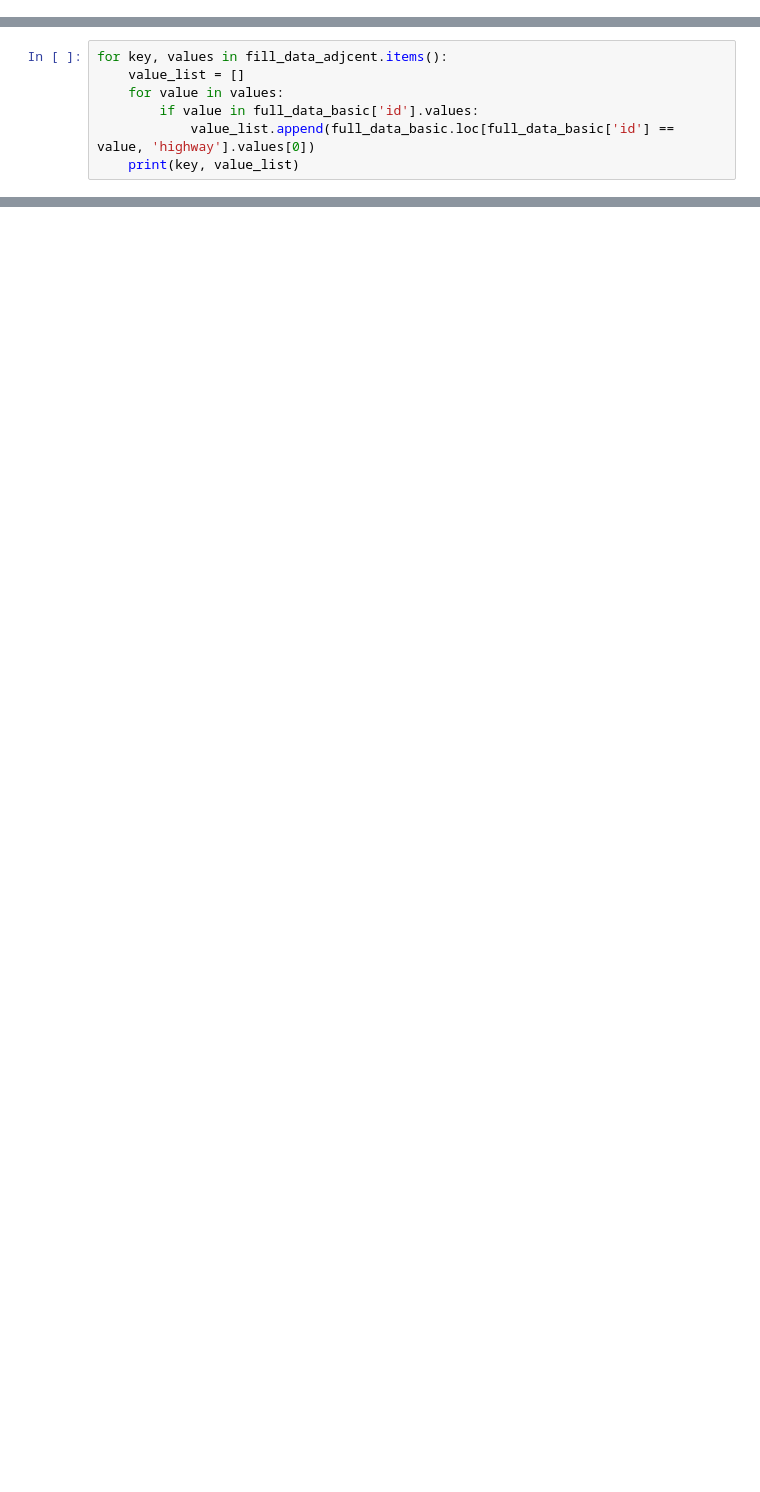
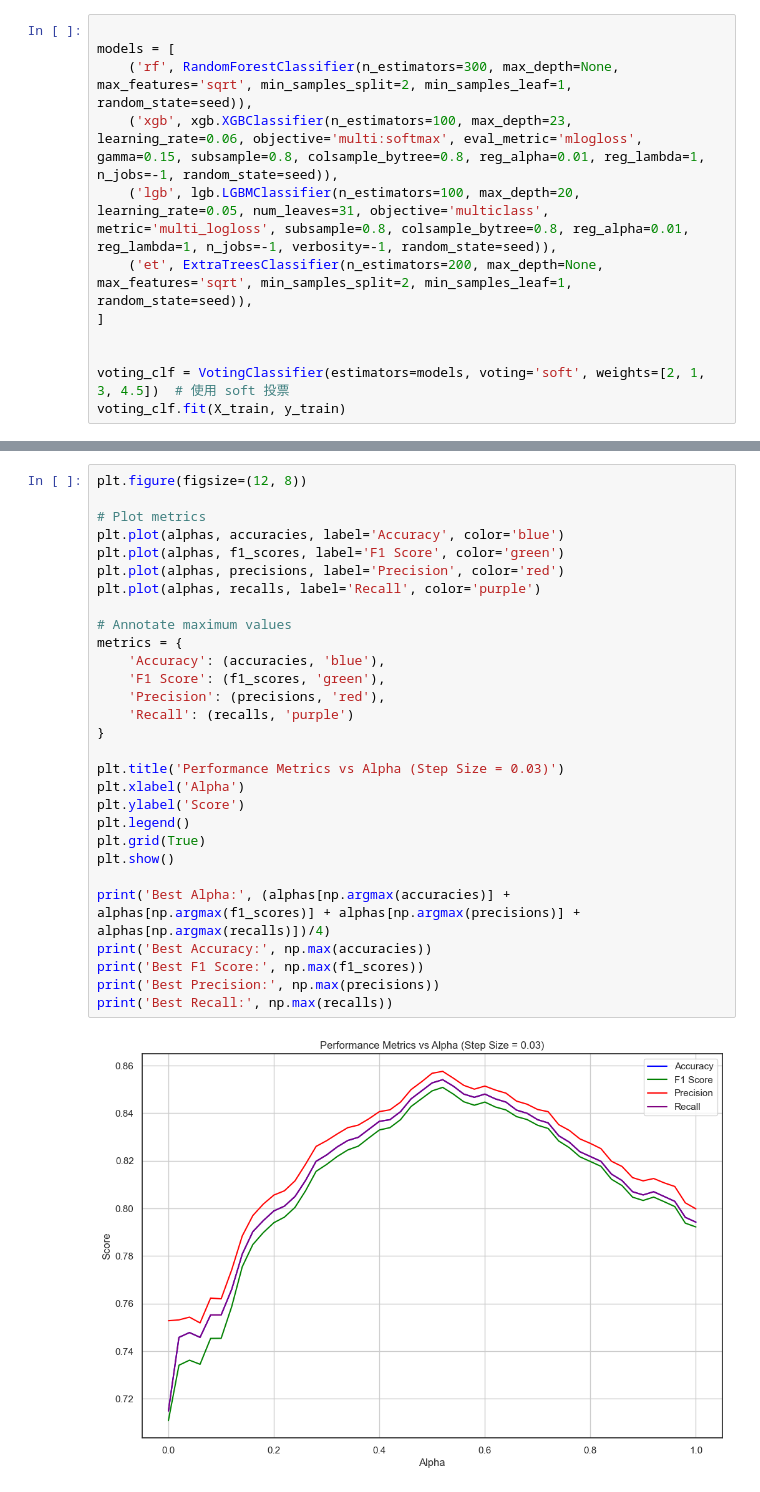
Before and after one commit to YangLingSanShan/Chengdu-Traffic-Data-Mining, a Jupyter notebook: task2.ipynb, the cells around one changed output, grey strips where cells are left out. Cells and saved outputs as stored; diff of their text form; blank space fills up the shorter version.

```diff
--- a/task2.ipynb
+++ b/task2.ipynb
@@ -22,0 +147,12 @@ for key, value in data.items():
+# %%
+
+models = [
+    ('rf', RandomForestClassifier(n_estimators=300, max_depth=None, max_features='sqrt', min_samples_split=2, min_samples_leaf=1, random_state=seed)),
+    ('xgb', xgb.XGBClassifier(n_estimators=100, max_depth=23, learning_rate=0.06, objective='multi:softmax', eval_metric='mlogloss', gamma=0.15, subsample=0.8, colsample_bytree=0.8, reg_alpha=0.01, reg_lambda=1, n_jobs=-1, random_state=seed)),
+    ('lgb', lgb.LGBMClassifier(n_estimators=100, max_depth=20, learning_rate=0.05, num_leaves=31, objective='multiclass', metric='multi_logloss', subsample=0.8, colsample_bytree=0.8, reg_alpha=0.01, reg_lambda=1, n_jobs=-1, verbosity=-1, random_state=seed)),
+    ('et', ExtraTreesClassifier(n_estimators=200, max_depth=None, max_features='sqrt', min_samples_split=2, min_samples_leaf=1, random_state=seed)),
+]
+
+
+voting_clf = VotingClassifier(estimators=models, voting='soft', weights=[2, 1, 3, 4.5])  # 使用 soft 投票
+voting_clf.fit(X_train, y_train)
@@ -79,7 +250,0 @@ plt.show()
-# %%
-for key, values in fill_data_adjcent.items():
-    value_list = []
-    for value in values:
-        if value in full_data_basic['id'].values:
-            value_list.append(full_data_basic.loc[full_data_basic['id'] == value, 'highway'].values[0])
-    print(key, value_list)
@@ -173,0 +309,31 @@ Average Curvature: 0.0
+# %%
+plt.figure(figsize=(12, 8))
+
+# Plot metrics
+plt.plot(alphas, accuracies, label='Accuracy', color='blue')
+plt.plot(alphas, f1_scores, label='F1 Score', color='green')
+plt.plot(alphas, precisions, label='Precision', color='red')
+plt.plot(alphas, recalls, label='Recall', color='purple')
+
+# Annotate maximum values
+metrics = {
+    'Accuracy': (accuracies, 'blue'),
+    'F1 Score': (f1_scores, 'green'),
+    'Precision': (precisions, 'red'),
+    'Recall': (recalls, 'purple')
+}
+
+plt.title('Performance Metrics vs Alpha (Step Size = 0.03)')
+plt.xlabel('Alpha')
+plt.ylabel('Score')
+plt.legend()
+plt.grid(True)
+plt.show()
+
+print('Best Alpha:', (alphas[np.argmax(accuracies)] + alphas[np.argmax(f1_scores)] + alphas[np.argmax(precisions)] + alphas[np.argmax(recalls)])/4)
+print('Best Accuracy:', np.max(accuracies))
+print('Best F1 Score:', np.max(f1_scores))
+print('Best Precision:', np.max(precisions))
+print('Best Recall:', np.max(recalls))
+# %% [output]
+[figure, added]
```
Also changed, not shown: parts of 21 cells of this notebook, 7 other files.
